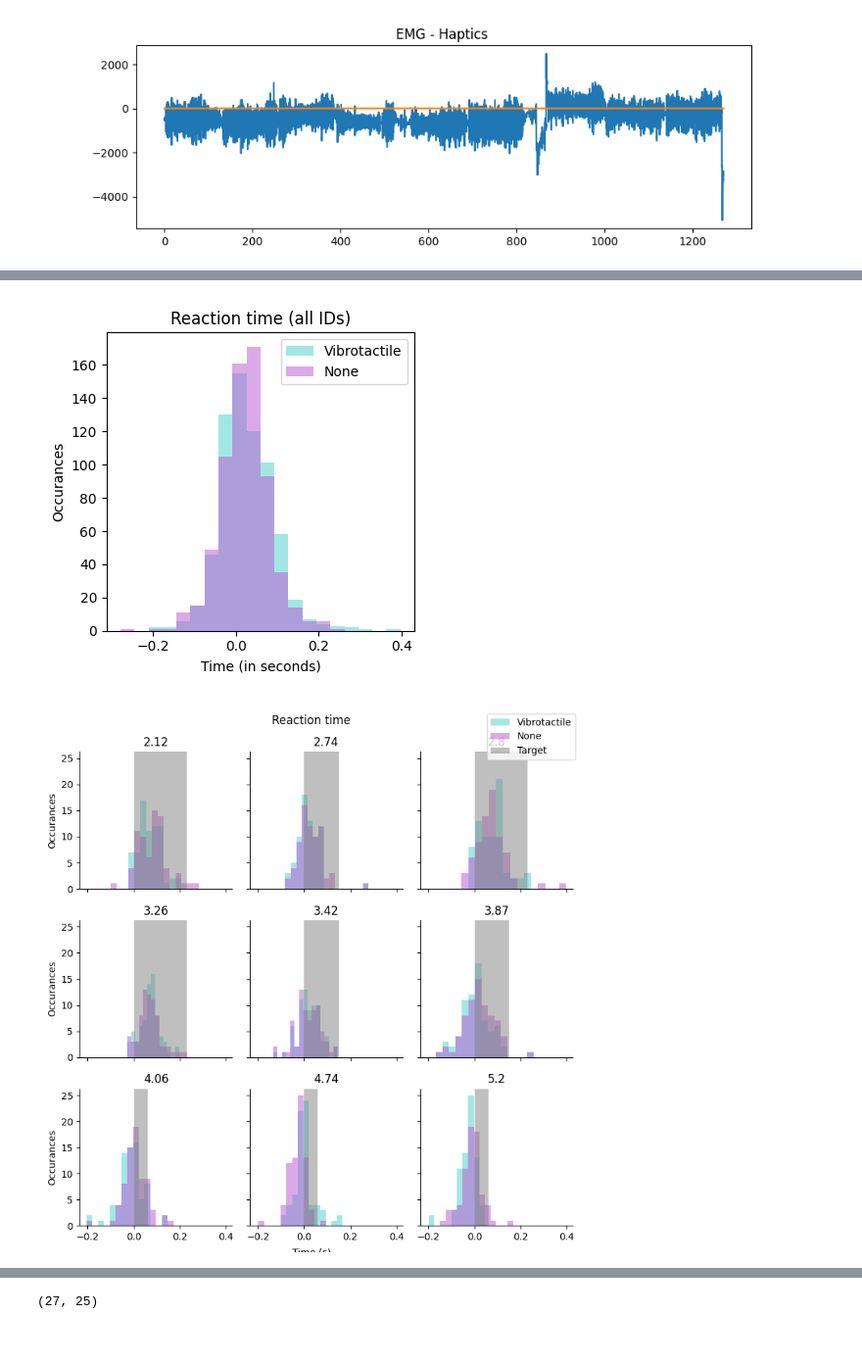
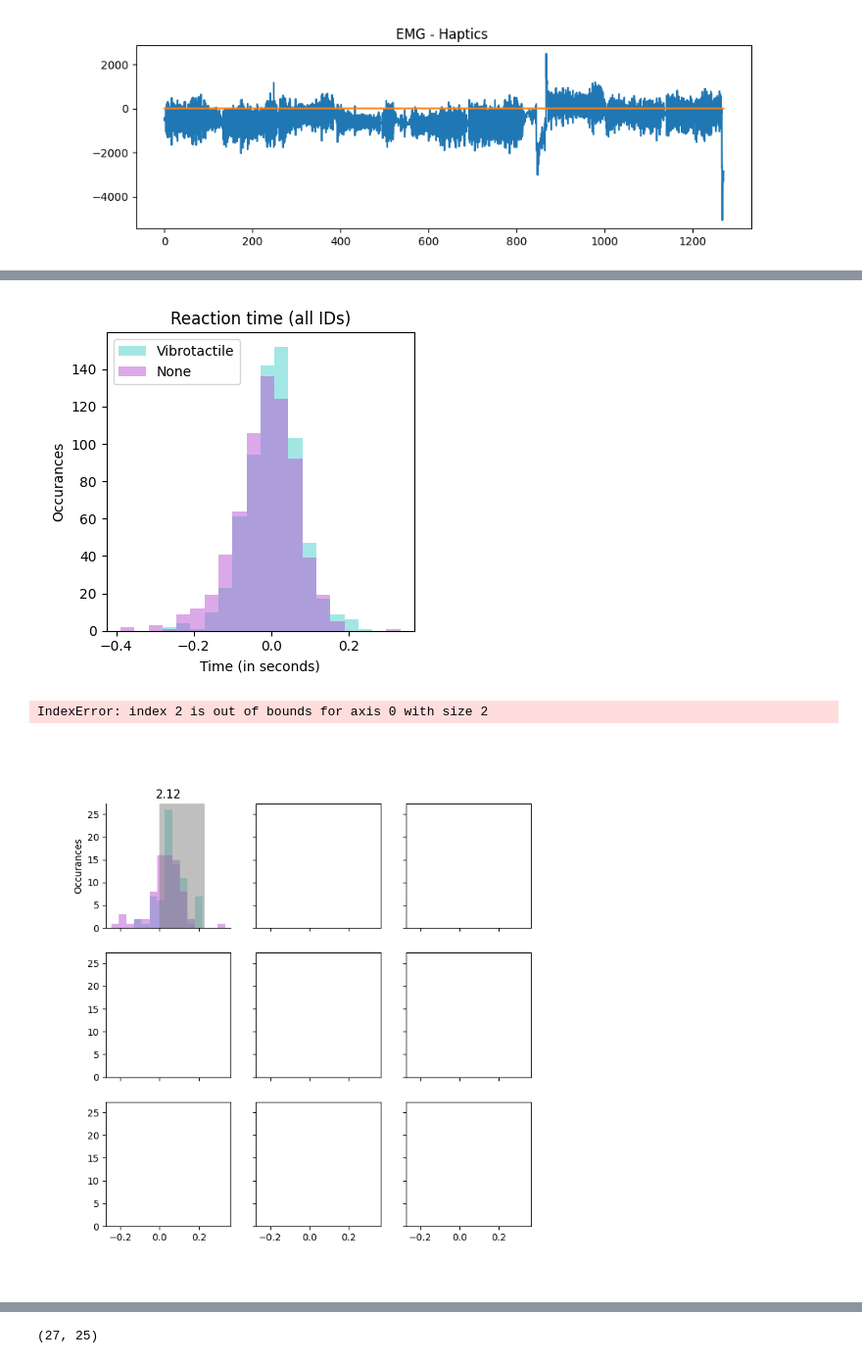
Before and after one commit to nikolechetty/TMSI_LSL, a Jupyter notebook: experiment_files/experiment_1_data_analysis_jordyn.ipynb, the cells around one changed output, grey strips where cells are left out. Shown at 98% size. Saved outputs shown, nothing was run; the diff lists cells and outputs as text; code cells hidden in the pictures.

```diff
--- a/experiment_files/experiment_1_data_analysis_jordyn.ipynb
+++ b/experiment_files/experiment_1_data_analysis_jordyn.ipynb
@@ -17,7 +17,7 @@ BP_HIGH_CUTOFF = 500
 ORDER = 2
 LP_HIGH_CUTOFF = 5
 
-Mvc = 312.23
+Mvc = 234.7768905
 percent_mvc = 0.2
 mvc_threshold = percent_mvc*Mvc
 # %%
@@ -282,8 +289,8 @@ data8_wo, data_timestamps8_wo, data_crossed8_wo  = remove_trailing_zeros(data8_w
 data9_wo, data_timestamps9_wo, data_crossed9_wo  = remove_trailing_zeros(data9_wo, data_timestamps9_wo, data_crossed9_wo)
 
 
-data_timestamps3_haptics = data_timestamps3_haptics[:524167]
-data3_haptics = data3_haptics[:524167]
+data_timestamps3_wo = data_timestamps3_wo[:524167]
+data3_wo = data3_wo[:524167]
 
 data_crossed1_wo = data_crossed1_wo - data_timestamps1_wo[0]
 data_timestamps1_wo = data_timestamps1_wo - data_timestamps1_wo[0]
@@ -507,31 +523,22 @@ for idx, start in enumerate(start_cue_wo):
     waveforms_wo[idx] = process_wo.lpFilteredData[start-2000:start+3000]
     ax[0].plot(x_axis, process_wo.lpFilteredData[start-2000:start+3000], alpha=0.2, lw=1, color='mediumorchid')
 
+np.savetxt('jordyn_waveforms_wo.txt', waveforms_wo)
+
 # print(np.shape(np.mean(waveforms, axis=0)))
 ax[0].set_title('None')
-ax[0].plot(x_axis, np.mean(waveforms_wo, axis=0), color ='darkmagenta', lw=3)
-ax1_twin = ax[0].twinx()
-ax1_twin.set_ylabel('Normalized Amplitude')
-
-
-# set twin scale (convert degree celsius to fahrenheit)
-Norm_amp = lambda amp: amp/Mvc
-# get left axis limits
-ymin, ymax = ax[0].get_ylim()
-# apply function and set transformed values to right axis limits
-ax1_twin.set_ylim((Norm_amp(ymin),Norm_amp(ymax)))
-# set an invisible artist to twin axes
-# to prevent falling back to initial values on rescale events
-ax1_twin.plot([],[])
+ax[1].set_ylabel('Amplitude (uV)')
+ax[1].set_xlabel('Time (s)')
 
 plt.axvline(x = 0, color='grey')
 
 
-start_cue_haptics = start_cue_haptics[:-2]
+
 waveforms_haptics = np.empty((np.shape(start_cue_haptics)[0], 5000))
 for idx, start in enumerate(start_cue_haptics):
     waveforms_haptics[idx] = process_haptics.lpFilteredData[start-2000:start+3000]
     ax[1].plot(x_axis, process_haptics.lpFilteredData[start-2000:start+3000], alpha=0.5, lw=1, color='mediumturquoise')
+np.savetxt('jordyn_waveforms_haptics.txt', waveforms_haptics)
 
 # print(np.shape(np.mean(waveforms, axis=0)))
 ax[1].plot(x_axis, np.mean(waveforms_haptics, axis=0), color ='darkcyan', lw=3)
@@ -776,7 +802,7 @@ plt.tight_layout()
 plt.savefig('reactiontime_hist.png', dpi=500, bbox_inches="tight")
 plt.show()
 # %% [output]
-[figure, old version]
+[figure, new version]
 # %%
 fig, ax = plt.subplots(3, 3, figsize=(8, 8), sharex=True, sharey=True)
 ax = ax.flatten()
@@ -787,39 +813,40 @@ for idx, the_ID in enumerate(ID_ordered[::3]):
     idx_haptics = np.argwhere(the_ID == ID_haptics)
     idx_wo = np.argwhere(the_ID == ID_wo)
     target_size = gui_combos_haptics[idx_haptics[0][0],0]
 
-    hist1 = threshold_distance_timestamp_haptics[idx_haptics[0][0]*gui_reps_haptics:(idx_haptics[0][0]+1)*gui_reps_haptics-1]
-    hist2 = threshold_distance_timestamp_haptics[idx_haptics[2][0]*gui_reps_haptics:(idx_haptics[2][0]+1)*gui_reps_haptics-1]
-    hist3 = threshold_distance_timestamp_haptics[idx_haptics[2][0]*gui_reps_haptics:(idx_haptics[2][0]+1)*gui_reps_haptics-1]
+    hist1 = threshold_distance_timestamp_haptics[idx_haptics[0][0]*gui_reps_haptics:(idx_haptics[0][0]+1)*gui_reps_haptics]
+    hist2 = threshold_distance_timestamp_haptics[idx_haptics[2][0]*gui_reps_haptics:(idx_haptics[2][0]+1)*gui_reps_haptics]
+    hist3 = threshold_distance_timestamp_haptics[idx_haptics[2][0]*gui_reps_haptics:(idx_haptics[2][0]+1)*gui_reps_haptics]
 
     similar_hists_haptics = np.concatenate((hist1, hist2, hist3))
-    similar_hists_wo = np.concatenate((threshold_distance_timestamp_haptics[idx_wo[0][0]*gui_reps_haptics:(idx_wo[0][0]+1)*gui_reps_haptics-1], threshold_distance_timestamp_haptics[idx_wo[1][0]*gui_reps_haptics:(idx_wo[1][0]+1)*gui_reps_haptics-1], threshold_distance_timestamp_haptics[idx_wo[2][0]*gui_reps_haptics:(idx_wo[2][0]+1)*gui_reps_haptics-1]))
+    similar_hists_wo = np.concatenate((threshold_distance_timestamp_wo[idx_wo[0][0]*gui_reps_haptics:(idx_wo[0][0]+1)*gui_reps_haptics], threshold_distance_timestamp_wo[idx_wo[1][0]*gui_reps_haptics:(idx_wo[1][0]+1)*gui_reps_haptics], threshold_distance_timestamp_wo[idx_wo[2][0]*gui_reps_haptics:(idx_wo[2][0]+1)*gui_reps_haptics]))
 
     bins = np.histogram(np.hstack((similar_hists_haptics[~np.isnan(similar_hists_haptics)], similar_hists_wo[~np.isnan(similar_hists_wo)])), bins=15)[1]
 
 
     ax[idx].hist(similar_hists_haptics, bins=bins, alpha=0.5, label='Vibrotactile', color='mediumturquoise')
     ax[idx].hist(similar_hists_wo, bins=bins, alpha=0.5, label='None', color='mediumorchid')
 
     ax[idx].spines['top'].set_visible(False)
     ax[idx].spines['right'].set_visible(False)
     ax[idx].axvspan(0, target_size/1000, alpha=0.5, color='grey', label='Target', lw=0)
     ax[idx].set_title(round(the_ID, 2))
     if idx % 3 == 0:
         ax[idx].set_ylabel('Occurances')
 
 handles, labels = ax[8].get_legend_handles_labels()
 unique = [(h, l) for i, (h, l) in enumerate(zip(handles, labels)) if l not in labels[:i]]
 fig.legend(*zip(*unique), loc='upper right', bbox_to_anchor=(0.99, 0.99))
 
 plt.suptitle('Reaction time')
 fig.text(0.5, 0.0, 'Time (s)', ha='center', va='center')
 plt.tight_layout()
 
-plt.savefig('reaction_time_ID_kriti.png', dpi=500, bbox_inches="tight")
+plt.savefig('reaction_time_ID_jordyn.png', dpi=500, bbox_inches="tight")
 plt.show()
 # %% [output]
+IndexError: index 2 is out of bounds for axis 0 with size 2
-[figure, old version]
+[figure, new version]
 # %%
 mu_wo = np.mean(threshold_distance_timestamp_wo_nan)
 sigma_wo = np.std(threshold_distance_timestamp_wo_nan)
```
Also changed, not shown: parts of 23 cells of this notebook, 6 other files.
